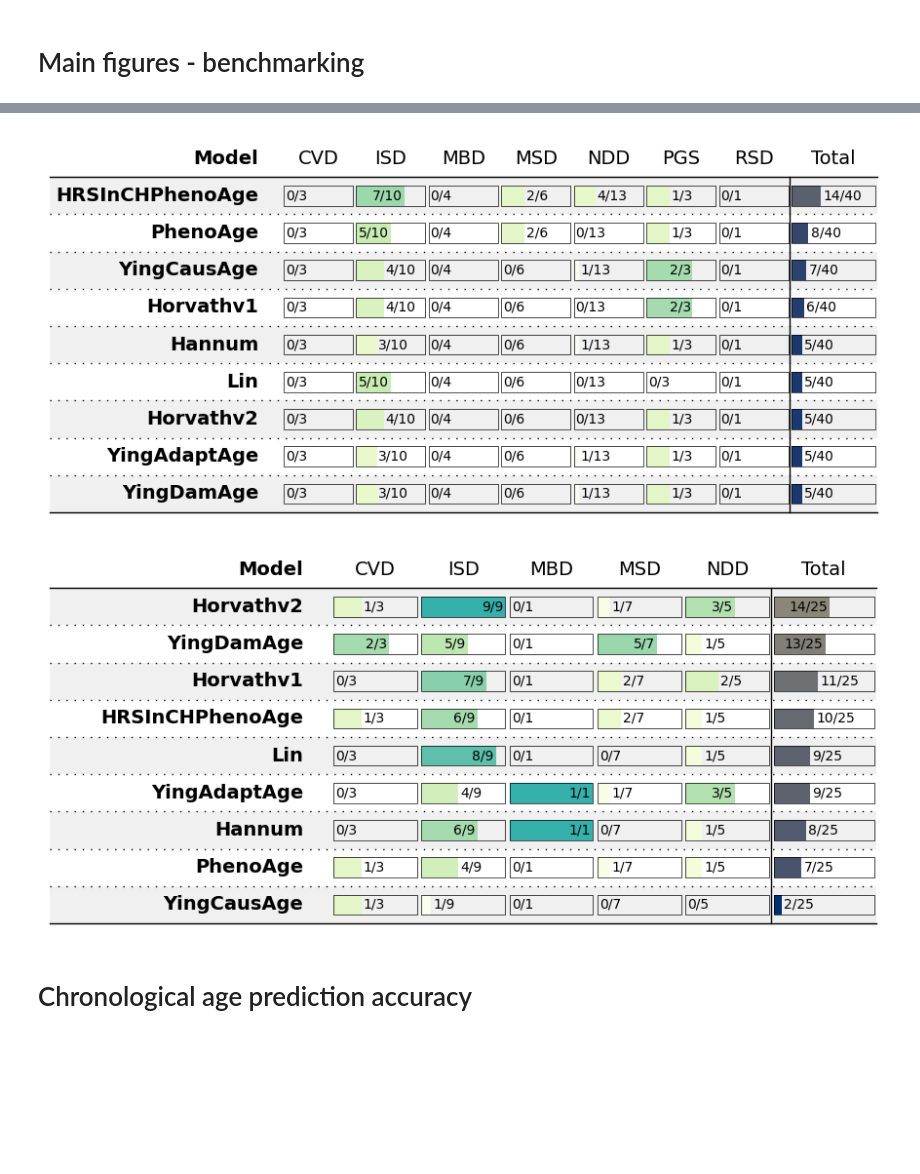
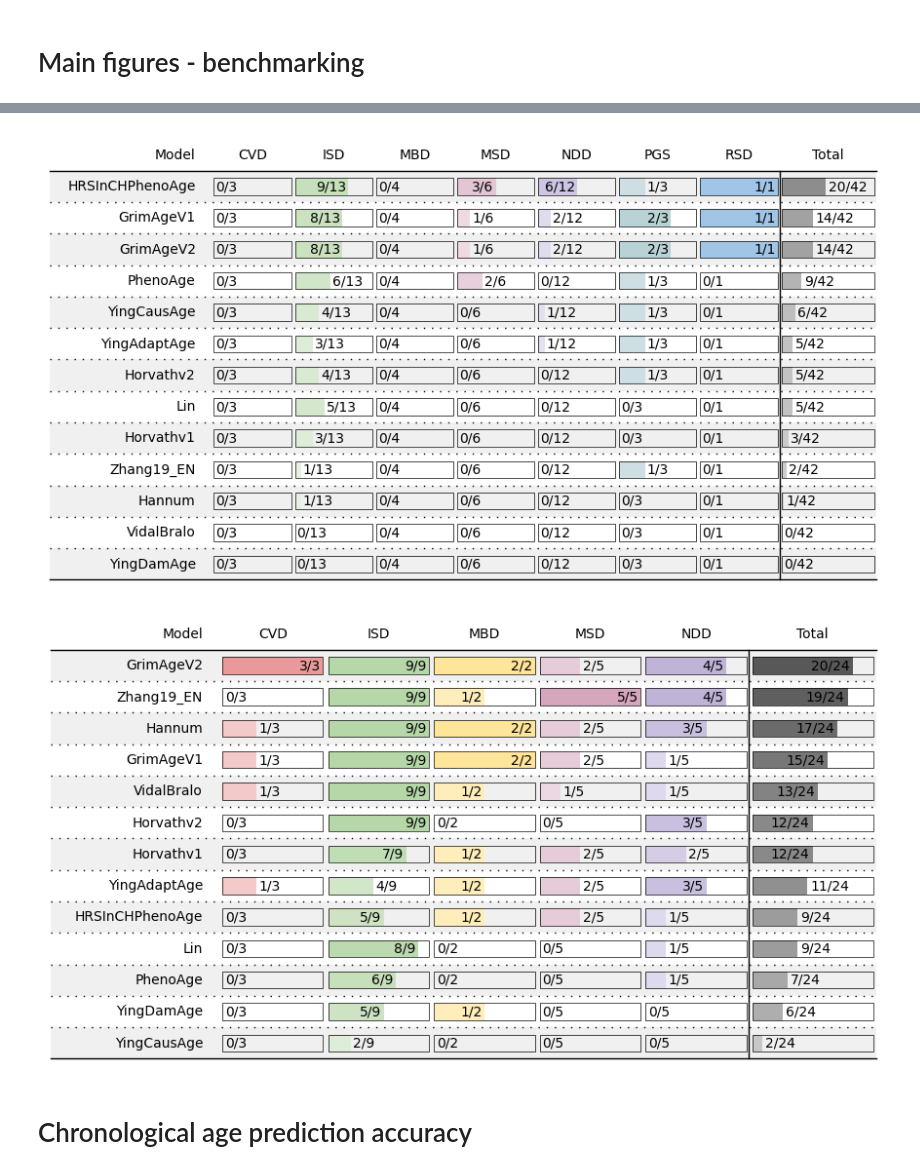
Before and after one commit to ComputationalAgingLab/ComputAge, a Jupyter notebook: benchplots.ipynb, the cells around one changed output, grey strips where cells are left out. Drawn from its saved outputs; the diff is of its cells as text; code cells hidden in the pictures; blank space fills up the shorter version.

Commit message:
modified plot functions with more nice color codes.

```diff
--- a/benchplots.ipynb
+++ b/benchplots.ipynb
@@ -52,19 +34,22 @@ AA2data
+# %%
+AA2data = pd.read_csv('/tank/projects/computage/benchmarking2/prefinal2_sesame_imputation/prefinal2_sesame_imputation_bench_AA2_corrected_bools.csv', index_col=0)
+AA1data = pd.read_csv('/tank/projects/computage/benchmarking2/prefinal2_sesame_imputation/prefinal2_sesame_imputation_bench_AA1_corrected_bools.csv', index_col=0)
 # %%
 ax = plot_class_bench(AA2data,
-                      figsize = (11.0, 5),
-                      firstcolwidth = 3.2)
+                      figsize = (11, 5.9),
+                      firstcolwidth = 2.)
 plt.savefig('figures/main/AA2_main.pdf', format='pdf', dpi=180)
 plt.show()
 # %% [output]
-[figure, old version]
+[figure, new version]
 # %%
 ax = plot_class_bench(AA1data,
-                        figsize = (11.0, 5),
-                        firstcolwidth = 3.2)
+                        figsize = (11, 5.9),
+                      firstcolwidth = 1.6)
 plt.savefig('figures/main/AA1_main.pdf', format='pdf', dpi=180)
 plt.show()
 # %% [output]
-[figure, old version]
+[figure, new version]
 # %% [markdown]
 # Chronological age prediction accuracy
 # %%
```
Also changed, not shown: parts of 8 cells of this notebook, 4 other files.
